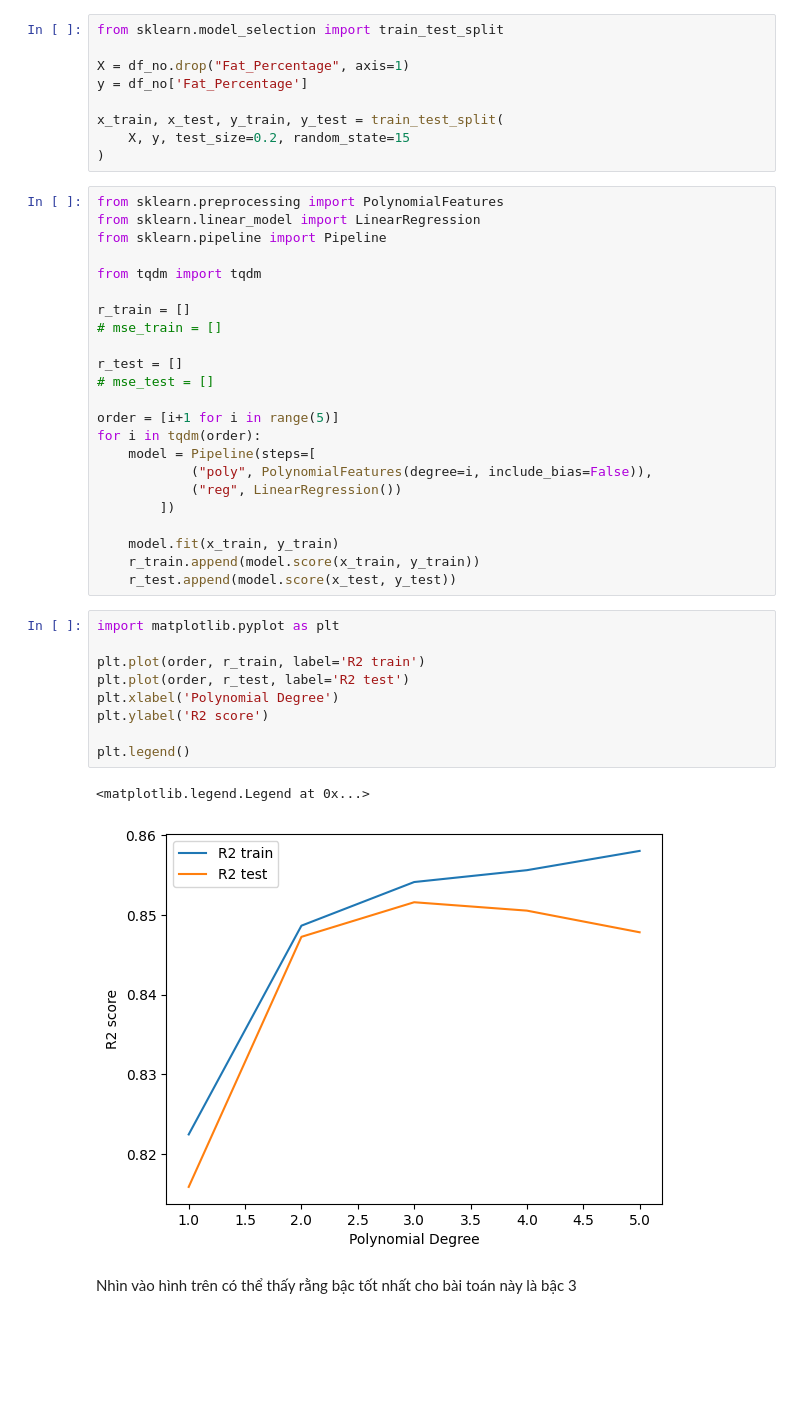
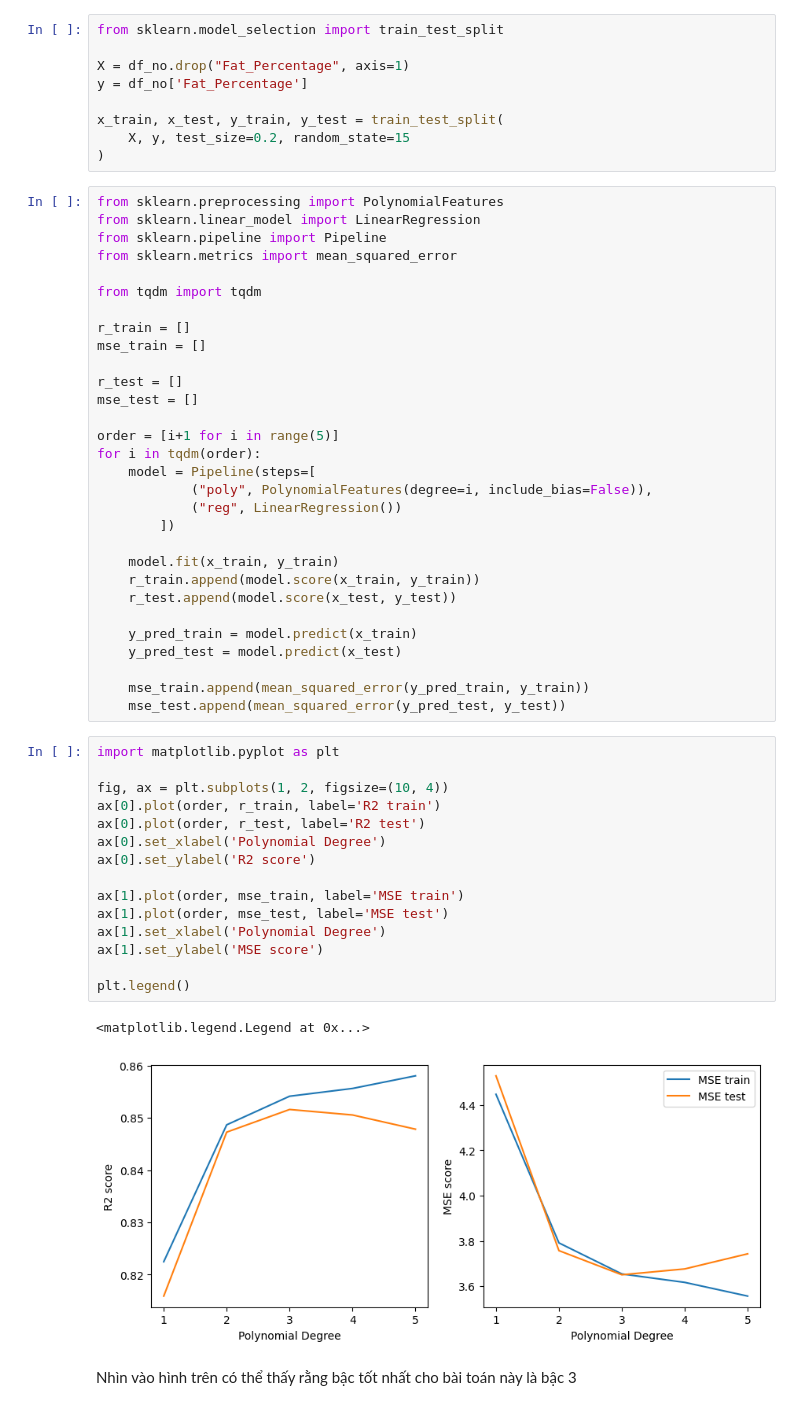
Before and after one commit to nahrixt0710/Life-Style-Data-Analysis, a Jupyter notebook: src/model.ipynb, the cells around one changed output. Drawn from its saved outputs; the diff is of its cells as text; blank space fills up the shorter version.

Commit message:
update model

```diff
--- a/src/model.ipynb
+++ b/src/model.ipynb
@@ -28,14 +28,15 @@ x_train, x_test, y_train, y_test = train_test_split(
 from sklearn.preprocessing import PolynomialFeatures
 from sklearn.linear_model import LinearRegression
 from sklearn.pipeline import Pipeline
+from sklearn.metrics import mean_squared_error
 
 from tqdm import tqdm
 
 r_train = []
-# mse_train = []
+mse_train = []
 
 r_test = []
-# mse_test = []
+mse_test = []
 
 order = [i+1 for i in range(5)]
 for i in tqdm(order):
@@ -47,18 +48,30 @@ for i in tqdm(order):
     model.fit(x_train, y_train)
     r_train.append(model.score(x_train, y_train))
     r_test.append(model.score(x_test, y_test))
+
+    y_pred_train = model.predict(x_train)
+    y_pred_test = model.predict(x_test)
+
+    mse_train.append(mean_squared_error(y_pred_train, y_train))
+    mse_test.append(mean_squared_error(y_pred_test, y_test))
 # %%
 import matplotlib.pyplot as plt
 
-plt.plot(order, r_train, label='R2 train')
-plt.plot(order, r_test, label='R2 test')
-plt.xlabel('Polynomial Degree')
-plt.ylabel('R2 score')
+fig, ax = plt.subplots(1, 2, figsize=(10, 4))
+ax[0].plot(order, r_train, label='R2 train')
+ax[0].plot(order, r_test, label='R2 test')
+ax[0].set_xlabel('Polynomial Degree')
+ax[0].set_ylabel('R2 score')
+
+ax[1].plot(order, mse_train, label='MSE train')
+ax[1].plot(order, mse_test, label='MSE test')
+ax[1].set_xlabel('Polynomial Degree')
+ax[1].set_ylabel('MSE score')
 
 plt.legend()
 # %% [output]
 <matplotlib.legend.Legend at 0x...>
-[figure, old version]
+[figure, new version]
 # %% [markdown]
 Nhìn vào hình trên có thể thấy rằng bậc tốt nhất cho bài toán này là bậc 3
 # %%
```
Also changed, not shown: parts of 8 cells of this notebook.
